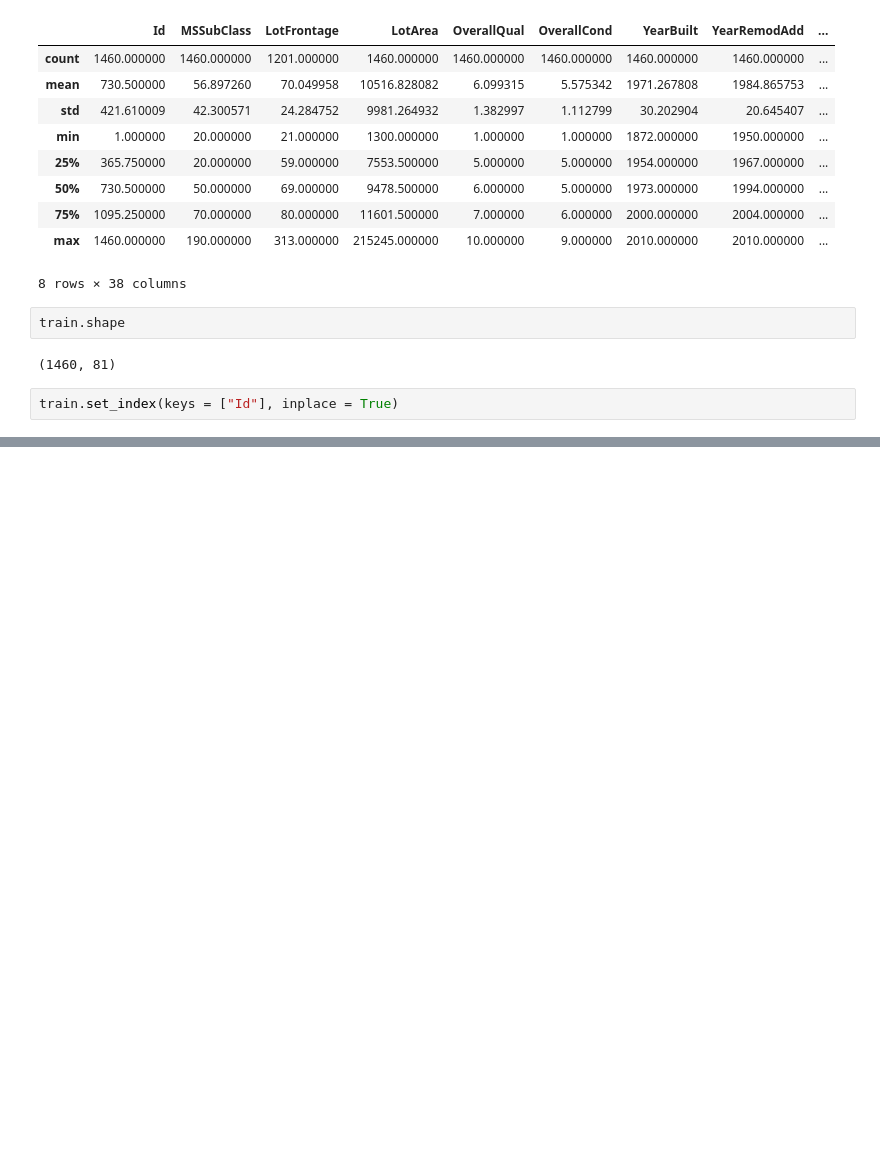
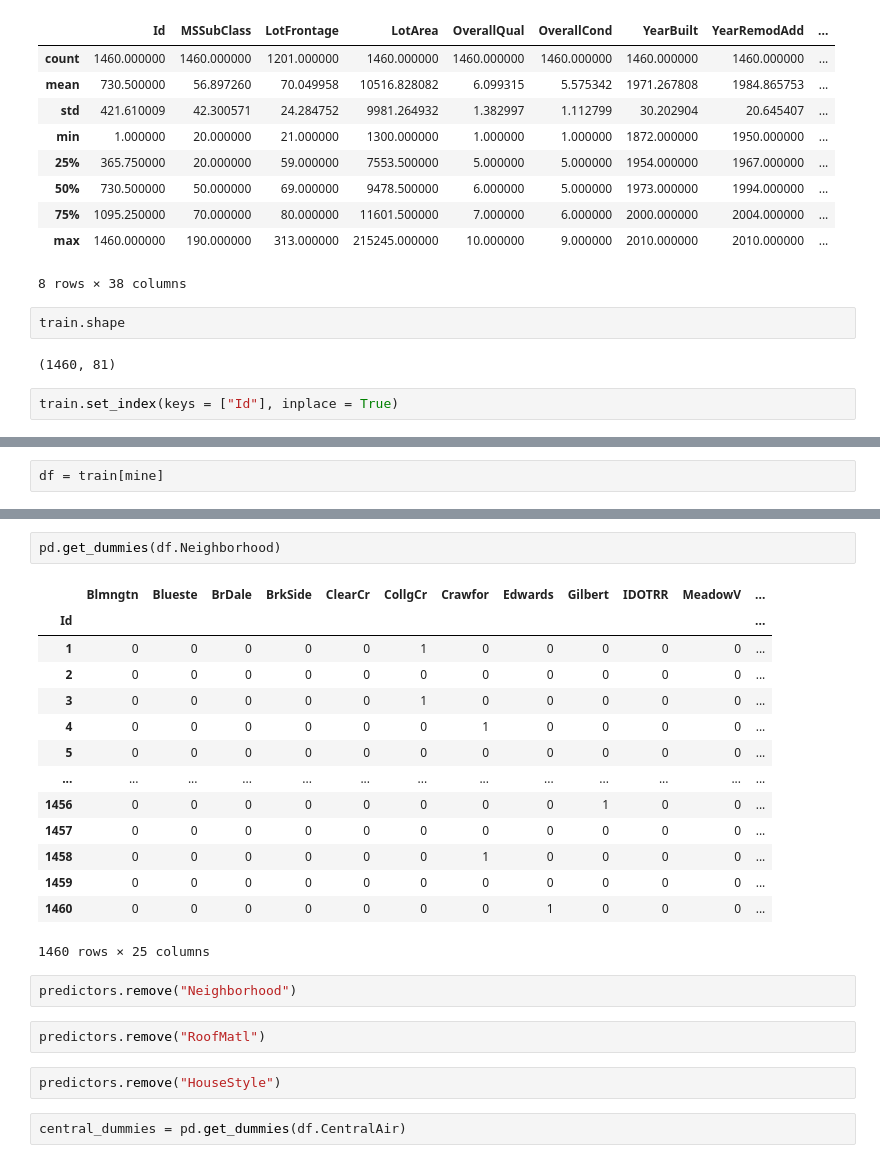
Before and after one commit to kbridge14/grad_school_portfolio, a Jupyter notebook: house-advanced/Assignment 2 - House Prices Advanced Regression Techniques- Kaggle.ipynb, the cells around one changed output, grey strips where cells are left out. Cells and saved outputs as stored; diff of their text form; blank space fills up the shorter version.

```diff
--- a/house-advanced/Assignment 2 - House Prices Advanced Regression Techniques- Kaggle.ipynb
+++ b/house-advanced/Assignment 2 - House Prices Advanced Regression Techniques- Kaggle.ipynb
@@ -186,0 +142,2 @@ Lasso()
+# %%
+df = train[mine]
@@ -186,0 +256,25 @@ Lasso()
+# %%
+pd.get_dummies(df.Neighborhood)
+# %% [output]
+|  | Blmngtn | Blueste | BrDale | BrkSide | ClearCr | CollgCr | Crawfor | Edwards | Gilbert | IDOTRR | MeadowV | ... |
+| Id |  |  |  |  |  |  |  |  |  |  |  | ... |
+| 1 | 0 | 0 | 0 | 0 | 0 | 1 | 0 | 0 | 0 | 0 | 0 | ... |
+| 2 | 0 | 0 | 0 | 0 | 0 | 0 | 0 | 0 | 0 | 0 | 0 | ... |
+| 3 | 0 | 0 | 0 | 0 | 0 | 1 | 0 | 0 | 0 | 0 | 0 | ... |
+| 4 | 0 | 0 | 0 | 0 | 0 | 0 | 1 | 0 | 0 | 0 | 0 | ... |
+| 5 | 0 | 0 | 0 | 0 | 0 | 0 | 0 | 0 | 0 | 0 | 0 | ... |
+| ... | ... | ... | ... | ... | ... | ... | ... | ... | ... | ... | ... | ... |
+| 1456 | 0 | 0 | 0 | 0 | 0 | 0 | 0 | 0 | 1 | 0 | 0 | ... |
+| 1457 | 0 | 0 | 0 | 0 | 0 | 0 | 0 | 0 | 0 | 0 | 0 | ... |
+| 1458 | 0 | 0 | 0 | 0 | 0 | 0 | 1 | 0 | 0 | 0 | 0 | ... |
+| 1459 | 0 | 0 | 0 | 0 | 0 | 0 | 0 | 0 | 0 | 0 | 0 | ... |
+| 1460 | 0 | 0 | 0 | 0 | 0 | 0 | 0 | 1 | 0 | 0 | 0 | ... |
+1460 rows × 25 columns
+# %%
+predictors.remove("Neighborhood")
+# %%
+predictors.remove("RoofMatl")
+# %%
+predictors.remove("HouseStyle")
+# %%
+central_dummies = pd.get_dummies(df.CentralAir)
```
Also changed, not shown: parts of 39 cells of this notebook.
